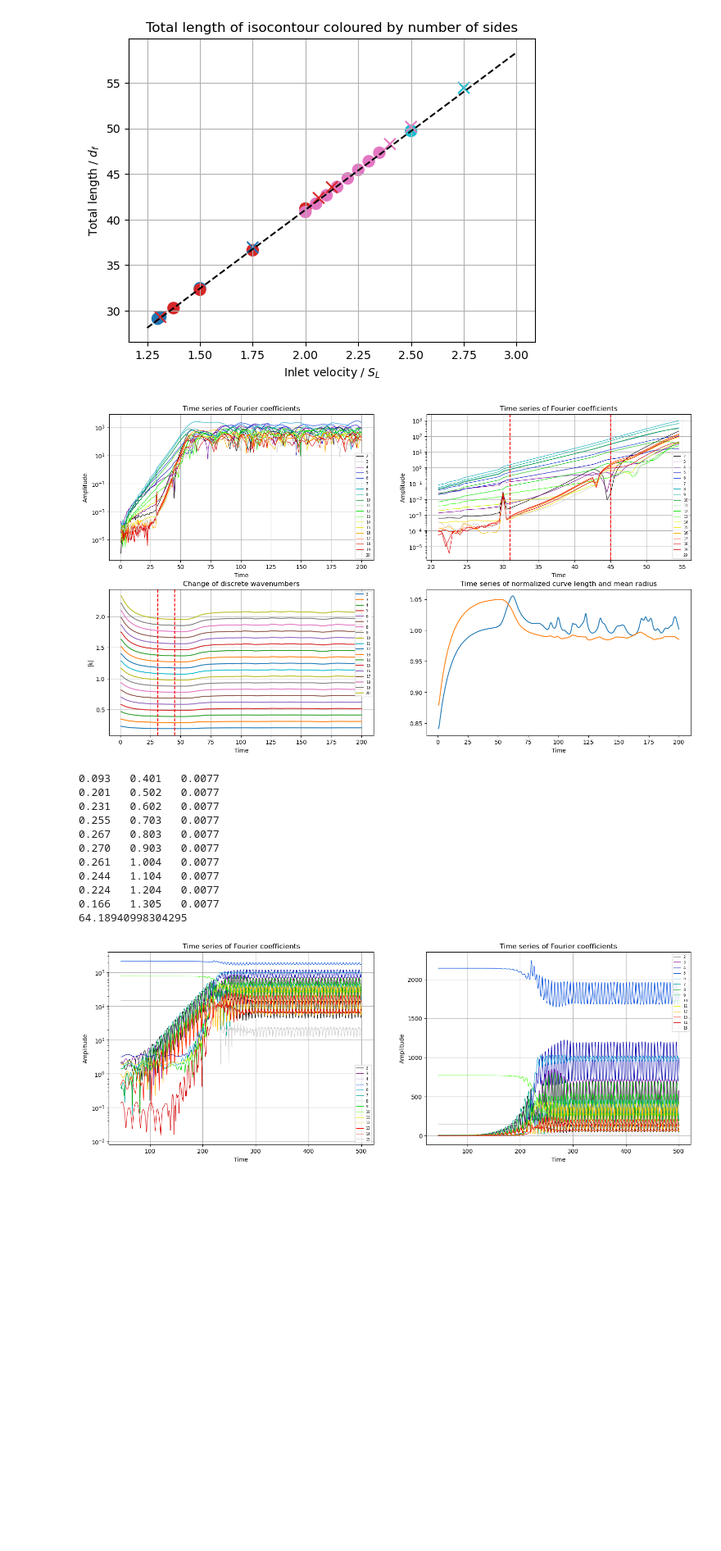
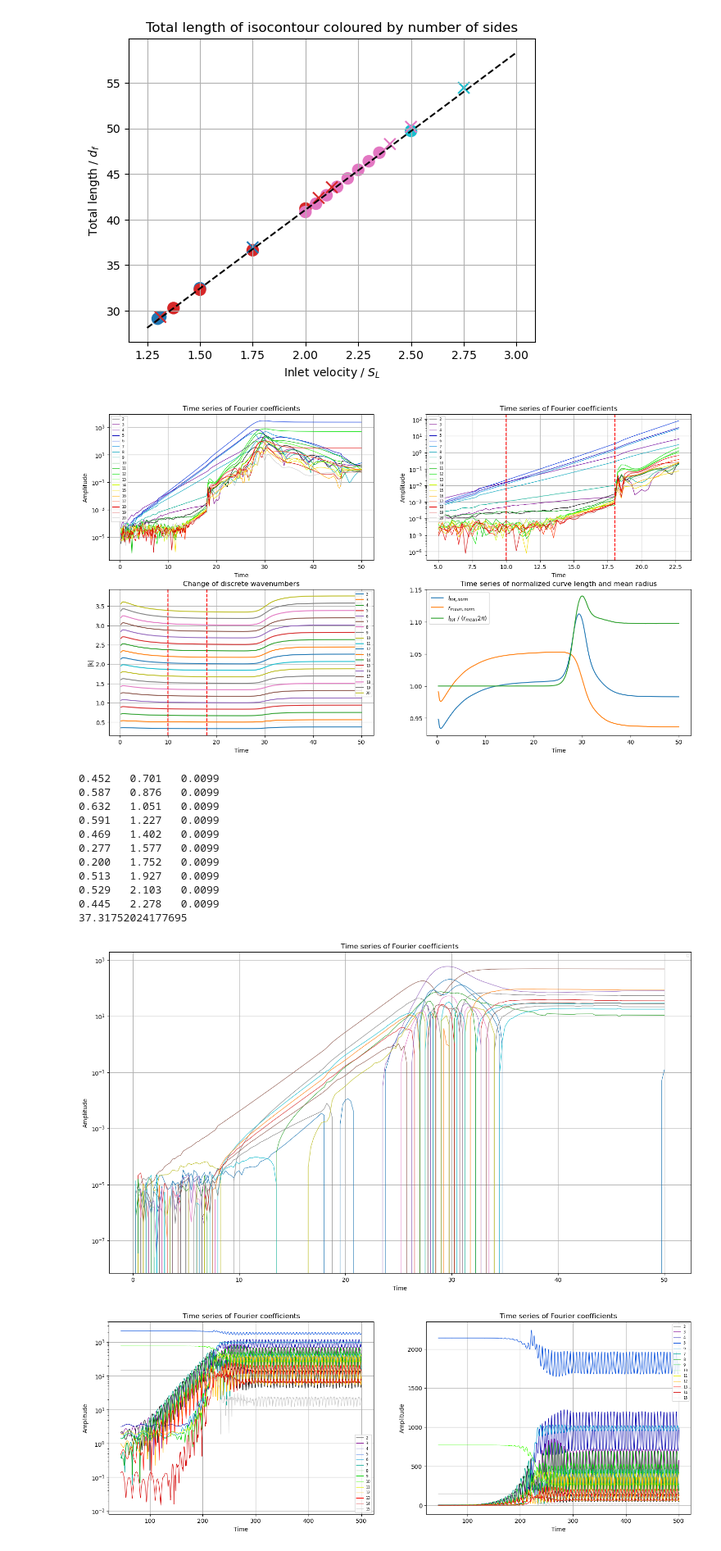
Before and after one commit to Florian808/Inward-flame-post-process, a Jupyter notebook: Local/Isocont_post_process.ipynb, the cells around one changed output. Shown at 82% size. Cells and saved outputs as stored; diff of their text form; code cells hidden in the pictures; blank space fills up the shorter version.

```diff
--- a/Local/Isocont_post_process.ipynb
+++ b/Local/Isocont_post_process.ipynb
@@ -317,8 +339,8 @@ lengths_tot, time_tot, amp_tot, k_r_tot, r_mean_tot = extract_fourier_modes(runs
 plt_s = slice(1, 20)
 #modes = [3, 4, 5, 6, 7, 8, 9, 10, 11, 12 ,13] # Mode n-1
 modes = list(range(3, 13))
-t_start = 31
-t_end = 45
+t_start = 10
+t_end = 18
 t_start_ind = closest_index = np.argmin(np.abs(time_tot - t_start))
 t_end_ind = closest_index = np.argmin(np.abs(time_tot - t_end))
 
@@ -346,47 +368,58 @@ axes[0, 1].set_title('Time series of Fourier coefficients')
 axes[0, 1].grid(True)
 axes[0, 1].legend(prop={'size': 6})
 
 # Plot change of wavenumber
 axes[1, 0].plot(time_tot, k_r_tot[:,plt_s.start:plt_s.stop])
 axes[1, 0].axvline(x=t_start, color='red', linestyle='--')
 axes[1, 0].axvline(x=t_end, color='red', linestyle='--')
 axes[1, 0].set_xlabel('Time')
 axes[1, 0].set_ylabel('|k|')
 axes[1, 0].set_title('Change of discrete wavenumbers')
 axes[1, 0].grid(True)
 axes[1, 0].legend([str(i+1) for i in range(plt_s.start, plt_s.stop)], prop={'size': 6})
 
 # Plot total length (inverse prop. to |k|)
-axes[1, 1].plot(time_tot, lengths_tot/np.mean(lengths_tot))
-axes[1, 1].plot(time_tot, r_mean_tot/np.mean(r_mean_tot))
+axes[1, 1].plot(time_tot, lengths_tot/np.mean(lengths_tot), label='$l_{tot,norm}$')
+axes[1, 1].plot(time_tot, r_mean_tot/np.mean(r_mean_tot), label='$r_{mean,norm}$')
+axes[1, 1].plot(time_tot, lengths_tot/r_mean_tot/(2*np.pi), label=r'$l_{tot}$ / ($r_{mean} 2 \pi$)')
 axes[1, 1].set_title('Time series of normalized curve length and mean radius')
 axes[1, 1].set_xlabel('Time')
+axes[1, 1].legend(prop={'size': 10})
 
 plt.show()
 
+fig, axes = plt.subplots(1, 1, figsize=(18, 10))
+#for i in range(plt_s.start, plt_s.stop):
+axes.semilogy(time_tot, amp_fk_tot, linewidth=0.8)
+axes.set_xlabel('Time')
+axes.set_ylabel('Amplitude')
+axes.set_title('Time series of Fourier coefficients')
+axes.grid(True)
+axes.legend(prop={'size': 6})
 
 # Extract growth rate omega
 log_modes = np.log(amp_tot[:,modes])
 for i in range(log_modes.shape[1]):
     slope, intercept, r_value, p_value, std_err = linregress(time_tot[t_start_ind:t_end_ind], log_modes[t_start_ind:t_end_ind, i])
     k_mean = np.mean(k_r_tot[t_start:t_end, modes[i]])
     k_rel_err = (k_r_tot[t_end_ind, modes[i]] - k_r_tot[t_start_ind, modes[i]]) / k_r_tot[t_start_ind, modes[i]]
     print(f"{slope:.3f}\t{k_mean:.3f}\t{abs(k_rel_err):.4f}")
 
 print(np.mean(lengths_tot[t_start_ind:t_end_ind]))
 # %% [output]
-[figure, old version]
+[figure, new version]
-0.093   0.401   0.0077
-0.201   0.502   0.0077
-0.231   0.602   0.0077
-0.255   0.703   0.0077
-0.267   0.803   0.0077
-0.270   0.903   0.0077
-0.261   1.004   0.0077
-0.244   1.104   0.0077
-0.224   1.204   0.0077
-0.166   1.305   0.0077
-64.18940998304295
+0.452   0.701   0.0099
+0.587   0.876   0.0099
+0.632   1.051   0.0099
+0.591   1.227   0.0099
+0.469   1.402   0.0099
+0.277   1.577   0.0099
+0.200   1.752   0.0099
+0.513   1.927   0.0099
+0.529   2.103   0.0099
+0.445   2.278   0.0099
+37.31752024177695
+[figure, added]
 # %%
 username = os.getlogin()
 case1 = "base_18.4k_phi_0.6"
```
Also changed, not shown: parts of 2 cells of this notebook.
